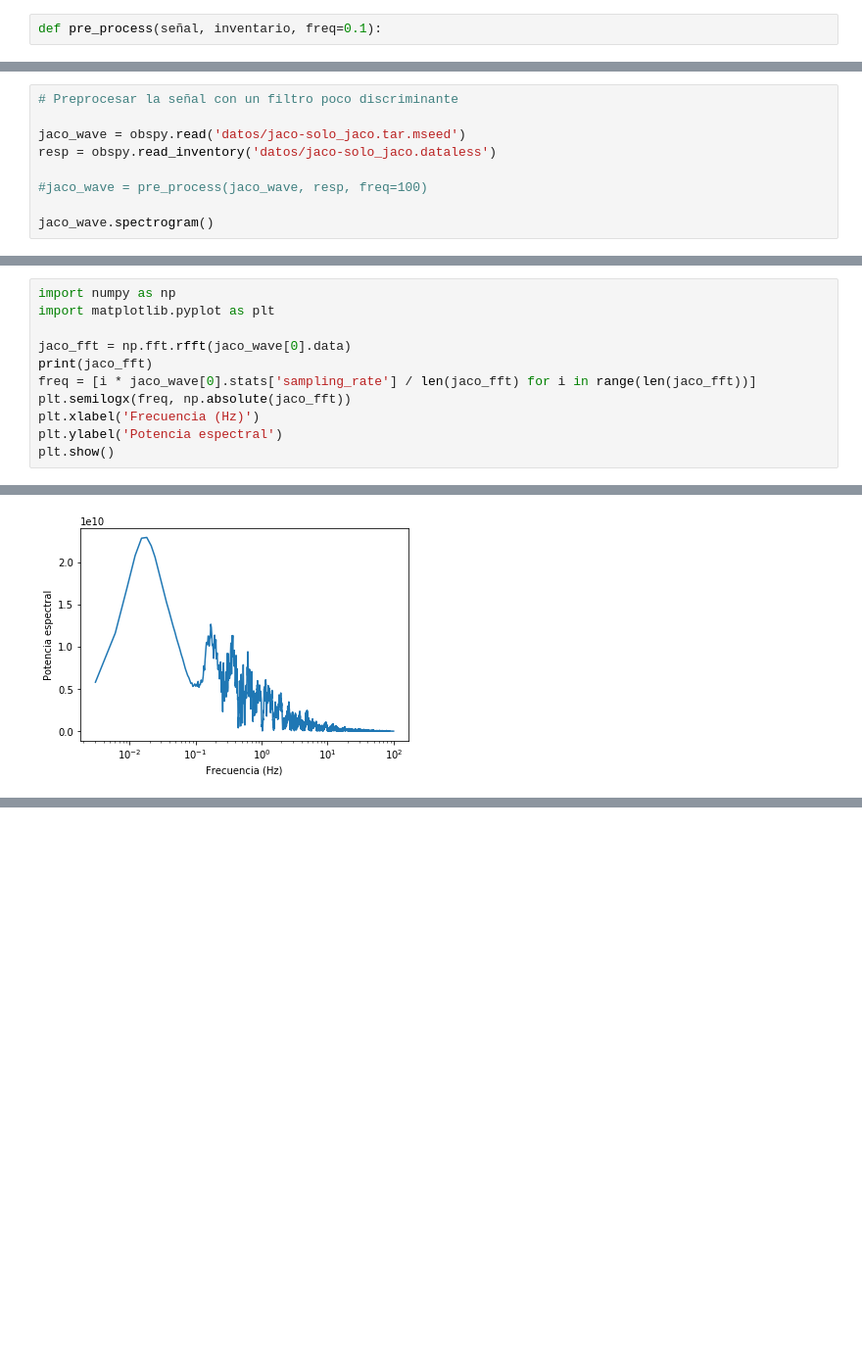
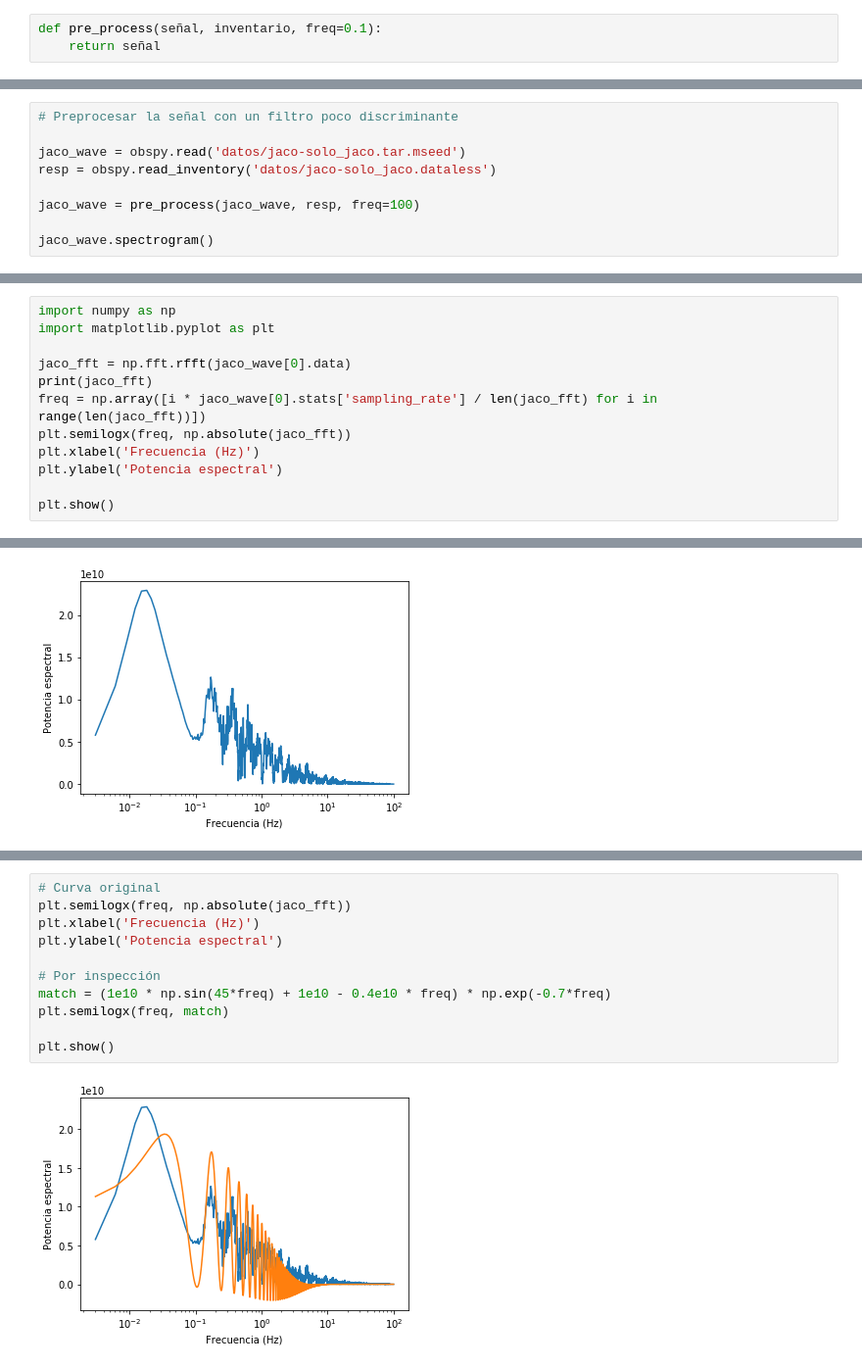
Before and after one commit to CNCA-CeNAT/capacitaciones, a Jupyter notebook: python/sismologia/Obspy2-Flujo_estandar.ipynb, the cells around one changed output, grey strips where cells are left out. Shown: that part at 98% size. Cells and saved outputs as stored; diff of their text form; blank space fills up the shorter version.

```diff
--- a/python/sismologia/Obspy2-Flujo_estandar.ipynb
+++ b/python/sismologia/Obspy2-Flujo_estandar.ipynb
@@ -39,6 +39,7 @@ jaco_wave.plot()
 Escriba una functión llamda `pre_process` que tome un objeto `Trace` y un objeto `Inventory` y aplique el pre-procesamiento típico. Añada un argumento `key-value` para la frecuencia de corte del filtro paso bajo. Utilice la función para procesar de nuevo la señal del sismómetro de Jacó.
 # %%
 def pre_process(señal, inventario, freq=0.1):
+    return señal
 # %% [markdown]
 # Análisis en frecuencia
 
@@ -49,7 +50,7 @@ Analizar las señales en el dominio de la frecuencia es una actividad muy común
 jaco_wave = obspy.read('datos/jaco-solo_jaco.tar.mseed')
 resp = obspy.read_inventory('datos/jaco-solo_jaco.dataless')
 
-#jaco_wave = pre_process(jaco_wave, resp, freq=100)
+jaco_wave = pre_process(jaco_wave, resp, freq=100)
 
 jaco_wave.spectrogram()
 # %% [output]
@@ -63,10 +64,11 @@ import matplotlib.pyplot as plt
 
 jaco_fft = np.fft.rfft(jaco_wave[0].data)
 print(jaco_fft)
-freq = [i * jaco_wave[0].stats['sampling_rate'] / len(jaco_fft) for i in range(len(jaco_fft))]
+freq = np.array([i * jaco_wave[0].stats['sampling_rate'] / len(jaco_fft) for i in range(len(jaco_fft))])
 plt.semilogx(freq, np.absolute(jaco_fft))
 plt.xlabel('Frecuencia (Hz)')
 plt.ylabel('Potencia espectral')
+
 plt.show()
 # %% [output]
 [  9.65711056e+08 +0.00000000e+00j  -5.19530751e+09 -2.55060082e+09j
@@ -81,0 +86,13 @@ plt.show()
+# %%
+# Curva original
+plt.semilogx(freq, np.absolute(jaco_fft))
+plt.xlabel('Frecuencia (Hz)')
+plt.ylabel('Potencia espectral')
+
+# Por inspección
+match = (1e10 * np.sin(45*freq) + 1e10 - 0.4e10 * freq) * np.exp(-0.7*freq)
+plt.semilogx(freq, match)
+
+plt.show()
+# %% [output]
+[figure, added]
```
Also changed, not shown: parts of 5 cells of this notebook, 1 other file.
